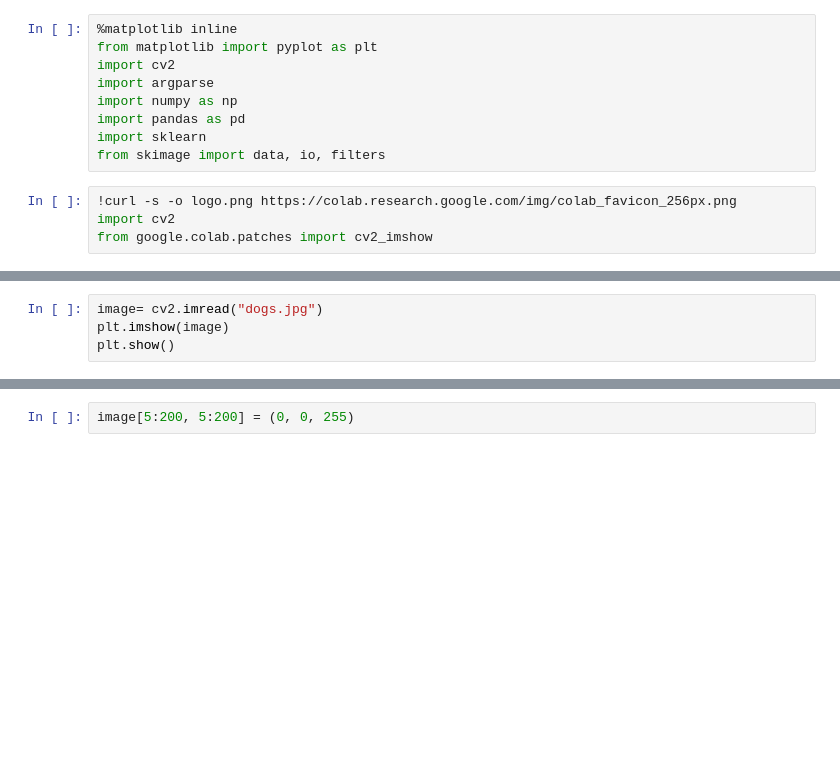
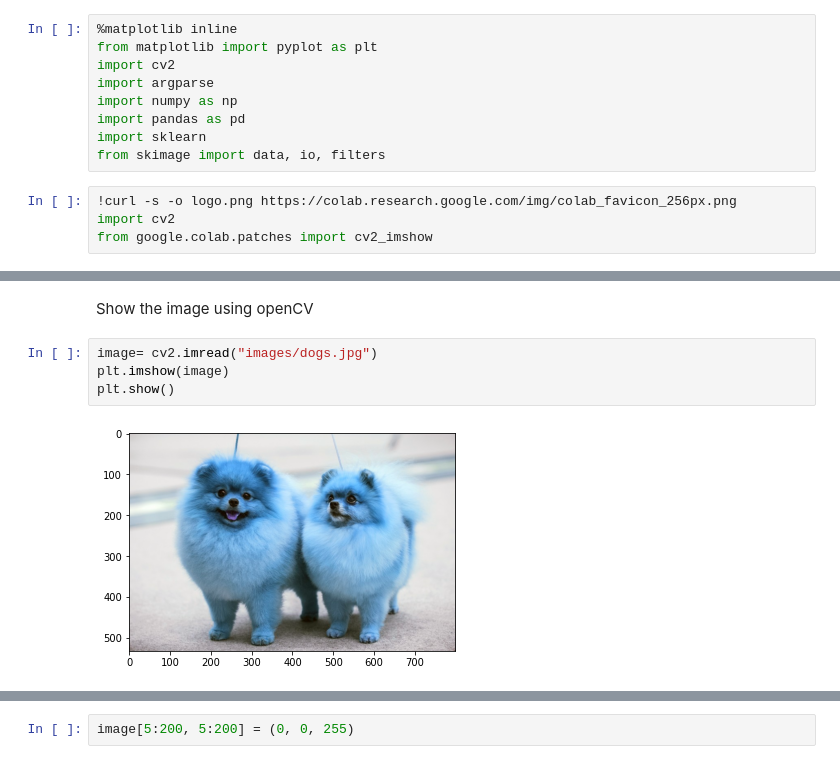
Before and after one commit to cagBRT/computer-vision, a Jupyter notebook: opencv1.ipynb, the cells around one changed output, grey strips where cells are left out. Saved outputs shown, nothing was run; the diff lists cells and outputs as text; blank space fills up the shorter version.

```diff
--- a/opencv1.ipynb
+++ b/opencv1.ipynb
@@ -27,4 +62,8 @@ from __future__ import print_function
+# %% [markdown]
+Show the image using openCV
 # %%
-image= cv2.imread("dogs.jpg")
+image= cv2.imread("images/dogs.jpg")
 plt.imshow(image)
 plt.show()
+# %% [output]
+[figure, added]
```
Also changed, not shown: parts of 18 cells of this notebook.
